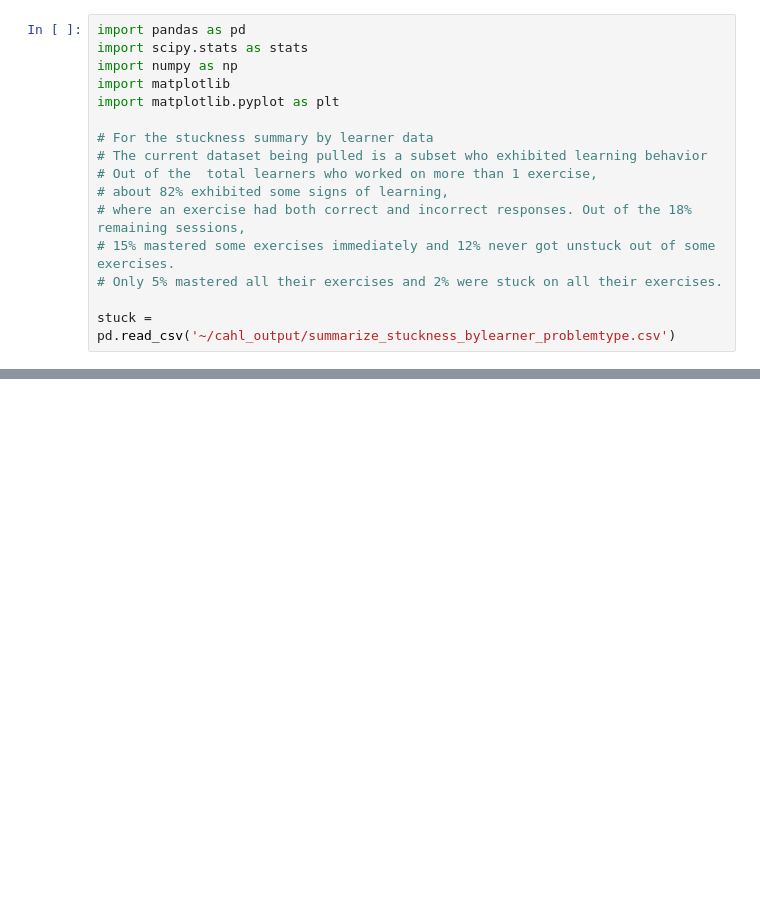
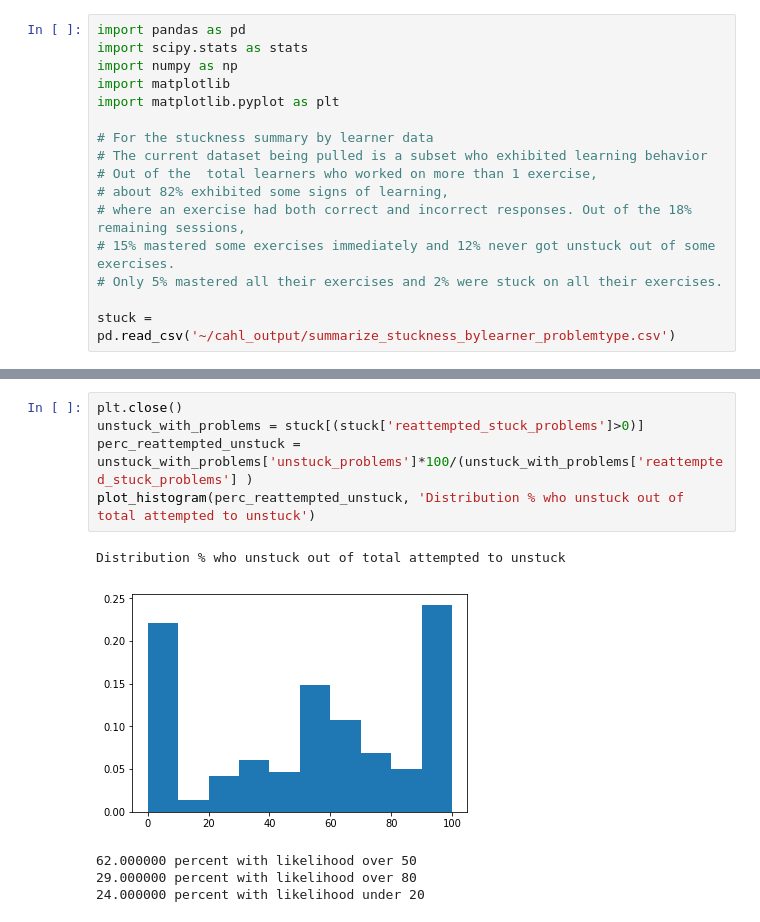
Before and after one commit to catli/cahl-remediation-research, a Jupyter notebook: Aggregate stuckness summary data .ipynb, the cells around one changed output, grey strips where cells are left out. Saved outputs shown, nothing was run; the diff lists cells and outputs as text; blank space fills up the shorter version.

```diff
--- a/Aggregate stuckness summary data .ipynb
+++ b/Aggregate stuckness summary data .ipynb
@@ -209,0 +287,11 @@ Histogram of Problems worked on to unstuck:
+# %%
+plt.close()
+unstuck_with_problems = stuck[(stuck['reattempted_stuck_problems']>0)]
+perc_reattempted_unstuck = unstuck_with_problems['unstuck_problems']*100/(unstuck_with_problems['reattempted_stuck_problems'] )
+plot_histogram(perc_reattempted_unstuck, 'Distribution % who unstuck out of total attempted to unstuck')
+# %% [output]
+Distribution % who unstuck out of total attempted to unstuck
+[figure, added]
+62.000000 percent with likelihood over 50
+29.000000 percent with likelihood over 80
+24.000000 percent with likelihood under 20
```
Also changed, not shown: parts of 13 cells of this notebook, 5 other files.
